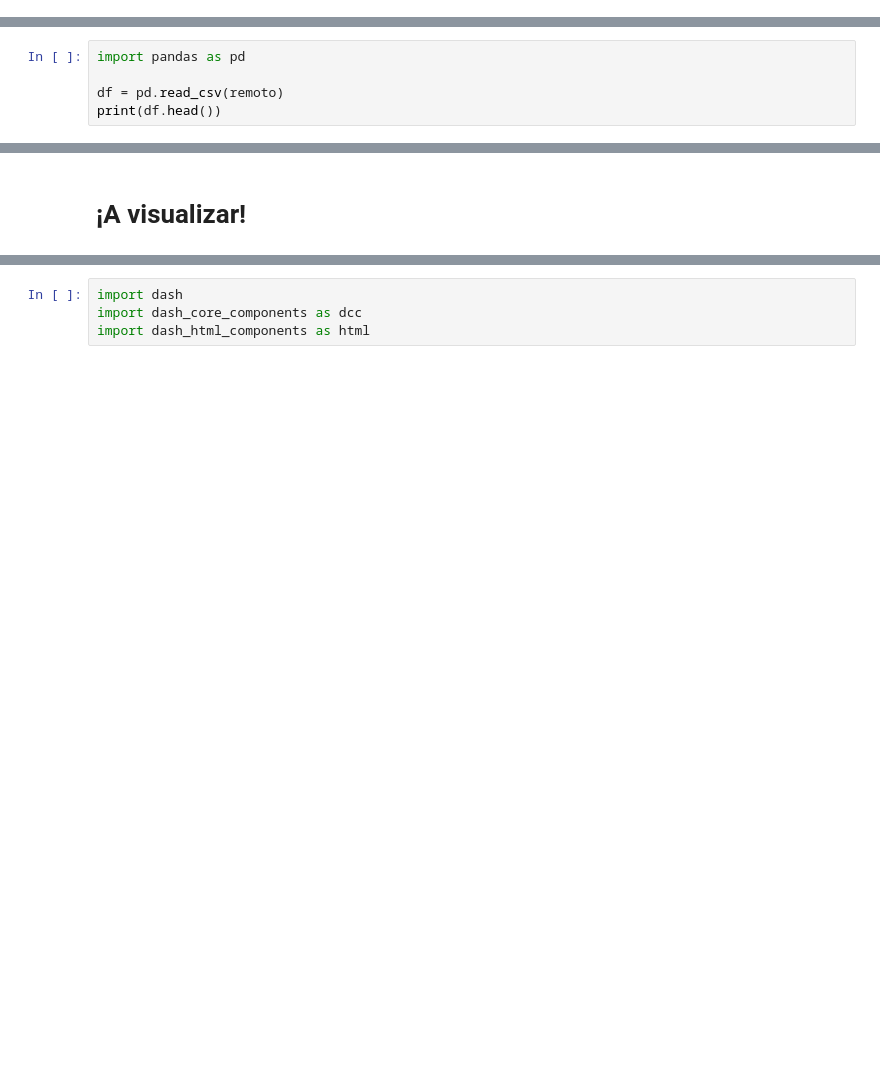
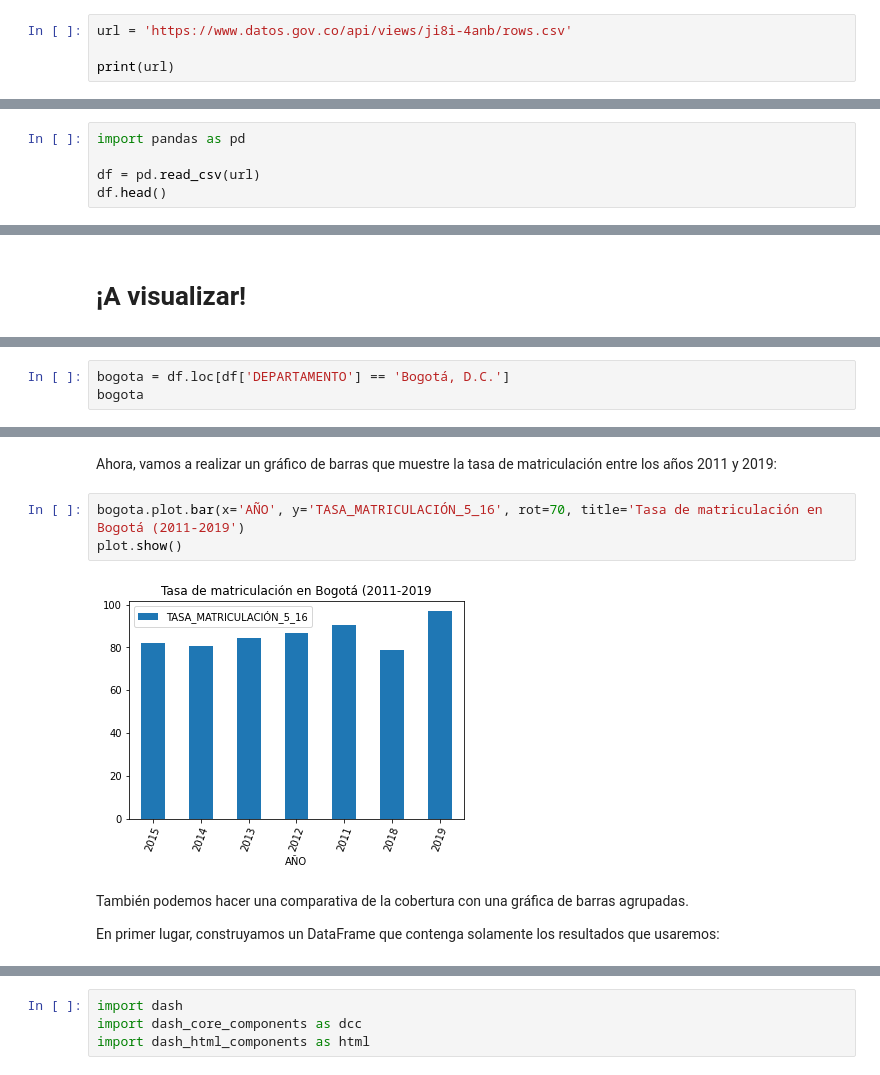
Before and after one commit to programminghistorian/opendataday-2021, a Jupyter notebook: python-pandas-dash/cuaderno.ipynb, the cells around one changed output, grey strips where cells are left out. Saved outputs shown, nothing was run; the diff lists cells and outputs as text; blank space fills up the shorter version.

```diff
--- a/python-pandas-dash/cuaderno.ipynb
+++ b/python-pandas-dash/cuaderno.ipynb
@@ -31,0 +64,4 @@ print(url)
+# %%
+url = 'https://www.datos.gov.co/api/views/ji8i-4anb/rows.csv'
+
+print(url)
@@ -74,5 +148,5 @@ Con `pandas`
 # %%
 import pandas as pd
 
-df = pd.read_csv(remoto)
-print(df.head())
+df = pd.read_csv(url)
+df.head()
@@ -157,0 +403,3 @@ print(sex_loc[:10])
+# %%
+bogota = df.loc[df['DEPARTAMENTO'] == 'Bogotá, D.C.']
+bogota
@@ -157,0 +416,11 @@ print(sex_loc[:10])
+# %% [markdown]
+Ahora, vamos a realizar un gráfico de barras que muestre la tasa de matriculación entre los años 2011 y 2019:
+# %%
+bogota.plot.bar(x='AÑO', y='TASA_MATRICULACIÓN_5_16', rot=70, title='Tasa de matriculación en Bogotá (2011-2019')
+plot.show()
+# %% [output]
+[figure, added]
+# %% [markdown]
+También podemos hacer una comparativa de la cobertura con una gráfica de barras agrupadas.
+
+En primer lugar, construyamos un DataFrame que contenga solamente los resultados que usaremos:
```
Also changed, not shown: parts of 49 cells of this notebook.
